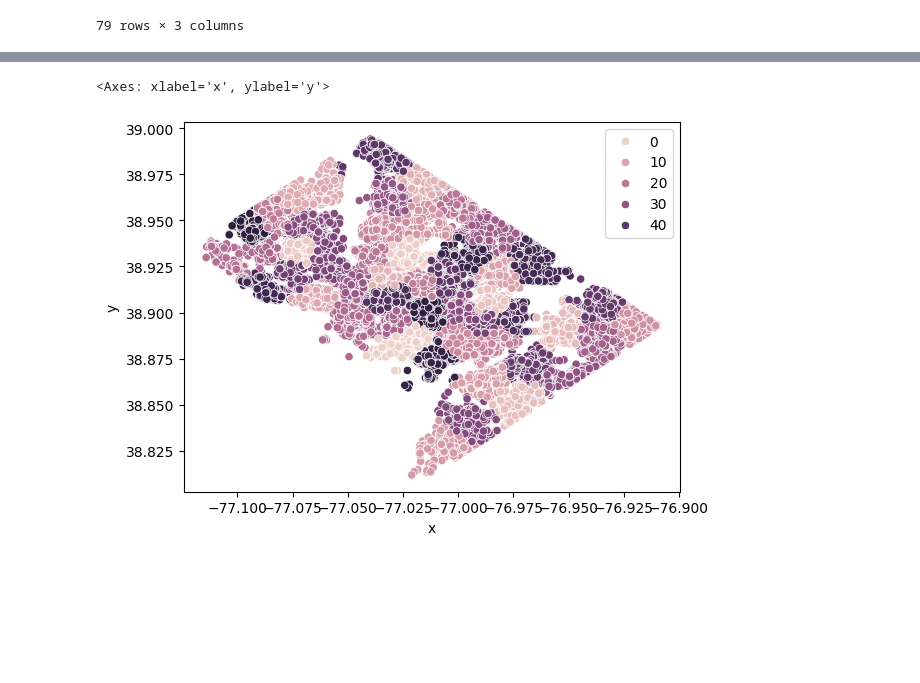
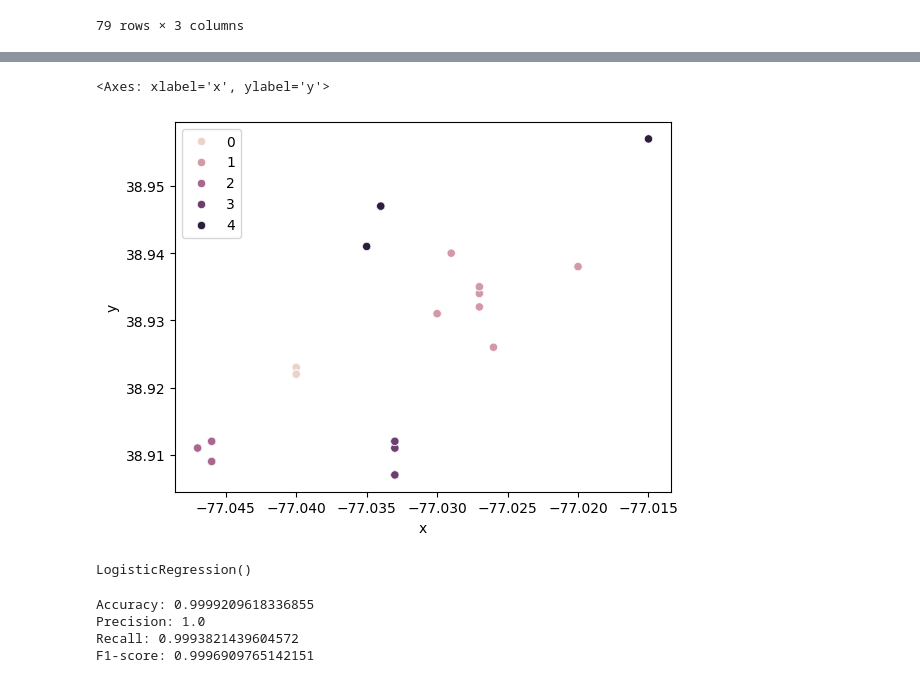
Before and after one commit to reedmarkham/meter-made, a Jupyter notebook: meter_made.ipynb, the cells around one changed output, grey strips where cells are left out. Saved outputs shown, nothing was run; the diff lists cells and outputs as text; code cells hidden in the pictures; blank space fills up the shorter version.

Commit message:
predictions for 1 day of parking tickets

```diff
--- a/meter_made.ipynb
+++ b/meter_made.ipynb
@@ -258,18 +258,16 @@ map
 # %%
 import numpy as np
 from sklearn.cluster import KMeans
 import seaborn as sns
 
-valid_geometries = [point for point in gdf.geometry if point is not None]
+valid_geometries = [point for point in tickets_and_routes.geometry if point is not None]
 X = np.array([(point.centroid.x, point.centroid.y) for point in valid_geometries])
-kmeans = KMeans(n_clusters=50, random_state=0, n_init="auto").fit(X)
+kmeans = KMeans(n_clusters=5, random_state=0, n_init="auto").fit(X)
 sns.scatterplot(data = pd.DataFrame(X, columns=['x', 'y']), x = 'x', y = 'y', hue = kmeans.labels_)
 # %% [output]
 <Axes: xlabel='x', ylabel='y'>
-[figure, old version]
+[figure, new version]
 # %%
-# prompt: train a logistic regression model that predicts the possibility each geometry in gdf is within 1 square mile of each kmeans.labels_
-
 import numpy as np
 from sklearn.linear_model import LogisticRegression
 from shapely.geometry import Point
@@ -281,7 +279,6 @@ def calculate_distance_miles(point1, point2):
     geod = pyproj.Geod(ellps='WGS84')
     angle1, angle2, distance = geod.inv(point1.x, point1.y, point2.x, point2.y)
     return distance / 1609.34  # Convert meters to miles
-
 
 # Create a list to store the features and labels
 features = []
@@ -311,6 +308,8 @@ model.fit(features, labels)
 # Now you can use the trained model to predict the probability that each geometry is within 1 mile of each cluster centroid
 # For example, to predict the probability for the first geometry and the first cluster centroid:
 # probability = model.predict_proba([features[0]])[0][1]
+# %% [output]
+LogisticRegression()
 # %%
 from sklearn.metrics import accuracy_score, precision_score, recall_score, f1_score
 
@@ -325,3 +324,8 @@ print("Accuracy:", accuracy)
 print("Precision:", precision)
 print("Recall:", recall)
 print("F1-score:", f1)
+# %% [output]
+Accuracy: 0.9999209618336855
+Precision: 1.0
+Recall: 0.9993821439604572
+F1-score: 0.9996909765142151
```
